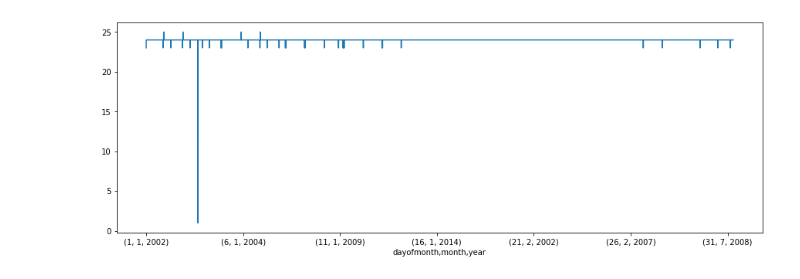
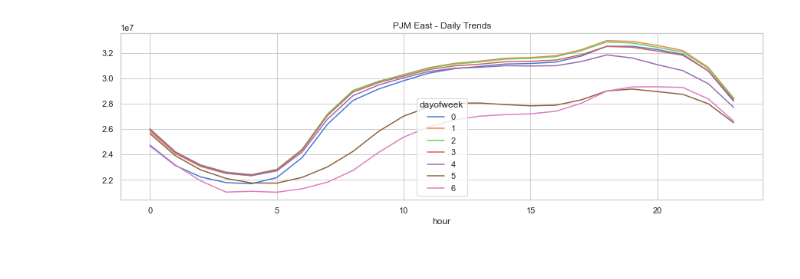
Before and after one commit to Radhika025/Power-Grid-Energy-Consumption-Time-Series-Analysis-and-Prediction, a Jupyter notebook: visualization.ipynb, the cells around one changed output. Saved outputs shown, nothing was run; the diff lists cells and outputs as text; code cells hidden in the pictures.

```diff
--- a/visualization.ipynb
+++ b/visualization.ipynb
@@ -29,10 +29,11 @@ dataset.plot('date', 'PJME_MW', figsize = (20, 8), xlabel = 'Date', ylabel = 'PJ
-# %%
-only_date = dataset.groupby(['dayofmonth','month', 'year']).size().copy()
-
-only_date.plot(figsize=(15, 5))
-plt.show()
-# %% [output]
-[figure, removed]
+# %%
+_ = dataset.pivot_table(index=dataset['hour'],
+                     columns='dayofweek',
+                     values='PJME_MW',
+                     aggfunc='sum').plot(figsize=(15,4),
+                     title='PJM East - Daily Trends')
+# %% [output]
+[figure, added]
 # %%
 sns.pairplot(dataset.dropna(),
              hue='hour',
```
Also changed, not shown: parts of 6 cells of this notebook, 2 other files.
